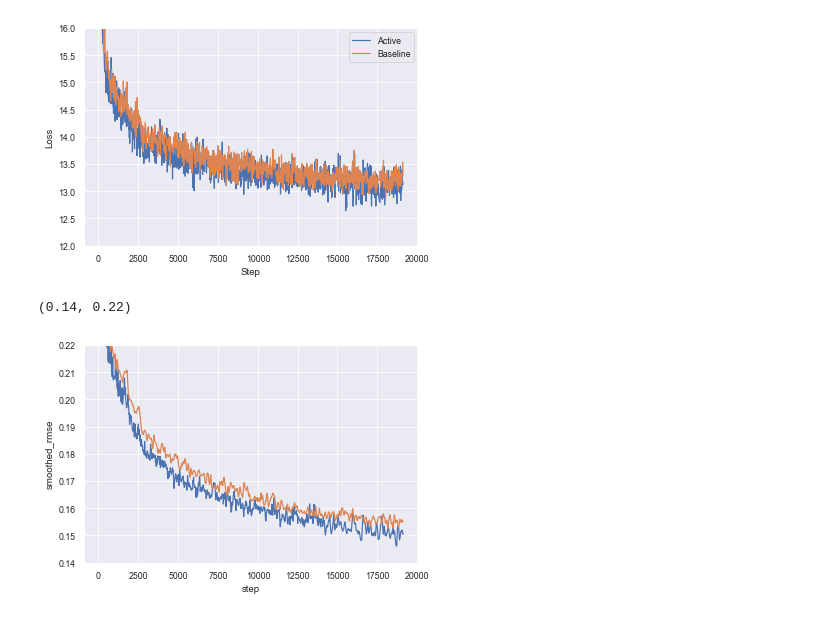
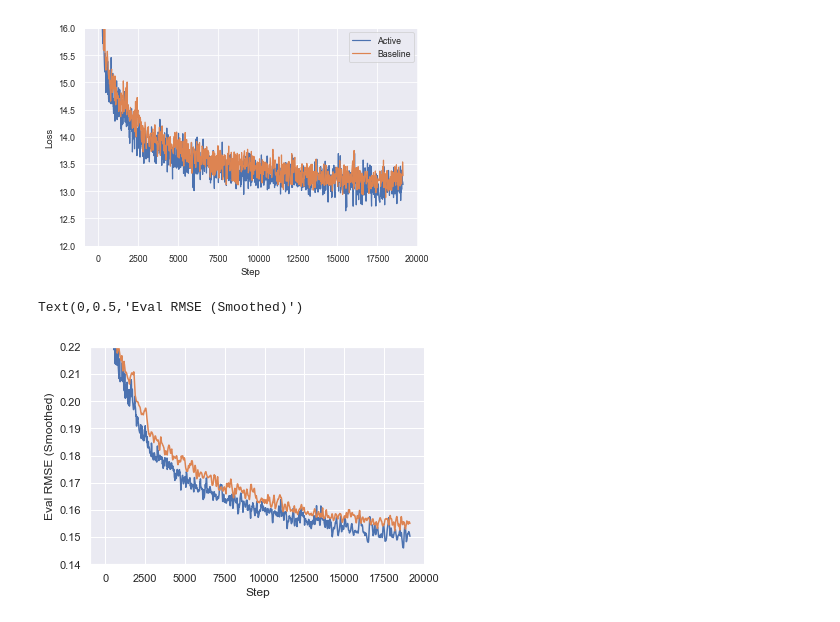
Before and after one commit to colinleach/zoobot, a Jupyter notebook: notebooks/tensorboard.ipynb, the cells around one changed output. Drawn from its saved outputs; the diff is of its cells as text; code cells hidden in the pictures.

```diff
--- a/notebooks/tensorboard.ipynb
+++ b/notebooks/tensorboard.ipynb
@@ -126,11 +182,13 @@ eval_rmse_df = pd.concat([active_a_rmse_df, active_b_rmse_df, baseline_a_rmse_df
 # %%
 fig, ax = plt.subplots()
 sns.lineplot(data=eval_rmse_df[eval_rmse_df['acquisition'] == 'active'], x='step', y='smoothed_rmse', ci=None, legend=False, ax=ax)
 sns.lineplot(data=eval_rmse_df[eval_rmse_df['acquisition'] == 'baseline'], x='step', y='smoothed_rmse', ci=None, legend=False, ax=ax)
 ax.set_ylim([.14, .22])
+ax.set_xlabel('Step')
+ax.set_ylabel('Eval RMSE (Smoothed)')
 # %% [output]
-(0.14, 0.22)
+Text(0,0.5,'Eval RMSE (Smoothed)')
-[figure, old version]
+[figure, new version]
 # %%
 fig, ax = plt.subplots()
 sns.lineplot(data=eval_rmse_df[eval_rmse_df['acquisition'] == 'active'], x='step', y='rmse', legend=False, ci=None, ax=ax)
```
Also changed, not shown: parts of 10 cells of this notebook.
